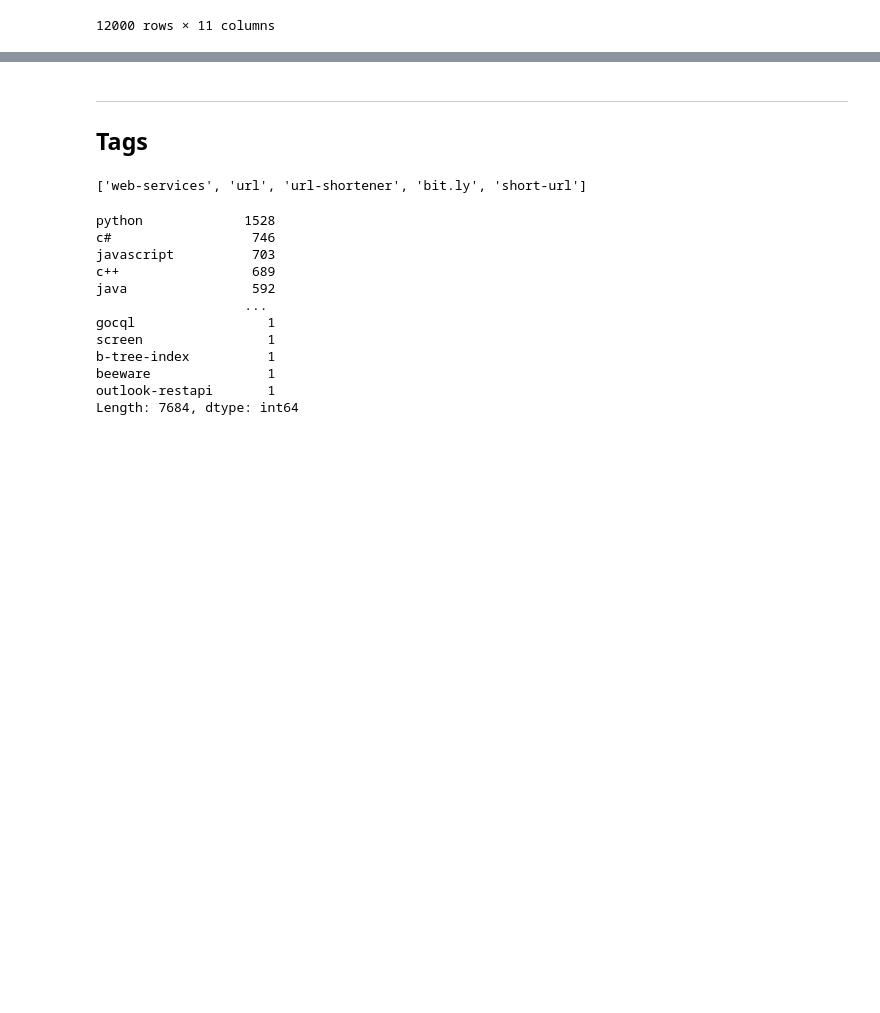
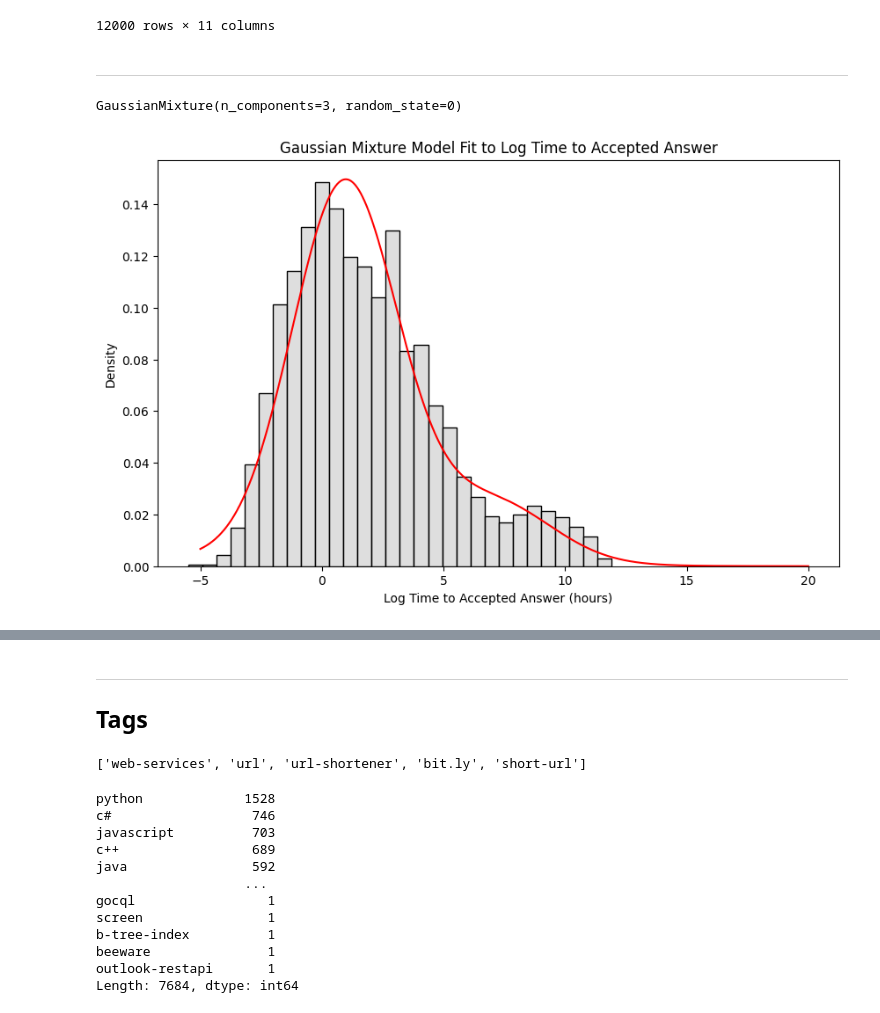
Before and after one commit to Hevagog/adm-stack-inference, a Jupyter notebook: notebooks/basic-eda.ipynb, the cells around one changed output, grey strips where cells are left out. Saved outputs shown, nothing was run; the diff lists cells and outputs as text; code cells hidden in the pictures; blank space fills up the shorter version.

Commit message:
time to answer plots

```diff
--- a/notebooks/basic-eda.ipynb
+++ b/notebooks/basic-eda.ipynb
@@ -115,3 +115,5 @@ data_aac
 | 79662126 | Is there a built-in identity func... | True | 5.0 | 0.059167 | 0 | ... |
 | 79663172 | How to get a clickable PDF in HTML | True | 0.0 | 0.138889 | -3 | ... |
 12000 rows × 11 columns
+# %% [markdown]
+---
@@ -117,0 +122,21 @@ data_aac
+# %%
+time_to_accepted_answer_log_hours = np.log(data_aac['time_to_accepted_answer_hours'] + 1.0e-5).dropna().values.reshape(-1,1)
+# %%
+model = GaussianMixture(n_components=3, random_state=0)
+model.fit(time_to_accepted_answer_log_hours)
+# %% [output]
+GaussianMixture(n_components=3, random_state=0)
+# %%
+x_vals = np.linspace(-5,20,1000).reshape(-1,1)
+log_y_preds = model.score_samples(x_vals)
+y_preds = np.exp(log_y_preds)
+
+plt.figure(figsize=(10,6))
+sns.histplot(np.log(data_aac['time_to_accepted_answer_hours']), bins=30, kde=False, stat='density', color='lightgray')
+plt.plot(x_vals, y_preds, color='red')
+plt.xlabel('Log Time to Accepted Answer (hours)')
+plt.ylabel('Density')
+plt.title('Gaussian Mixture Model Fit to Log Time to Accepted Answer')
+plt.show()
+# %% [output]
+[figure, added]
```
Also changed, not shown: parts of 3 cells of this notebook, 2 other files.
